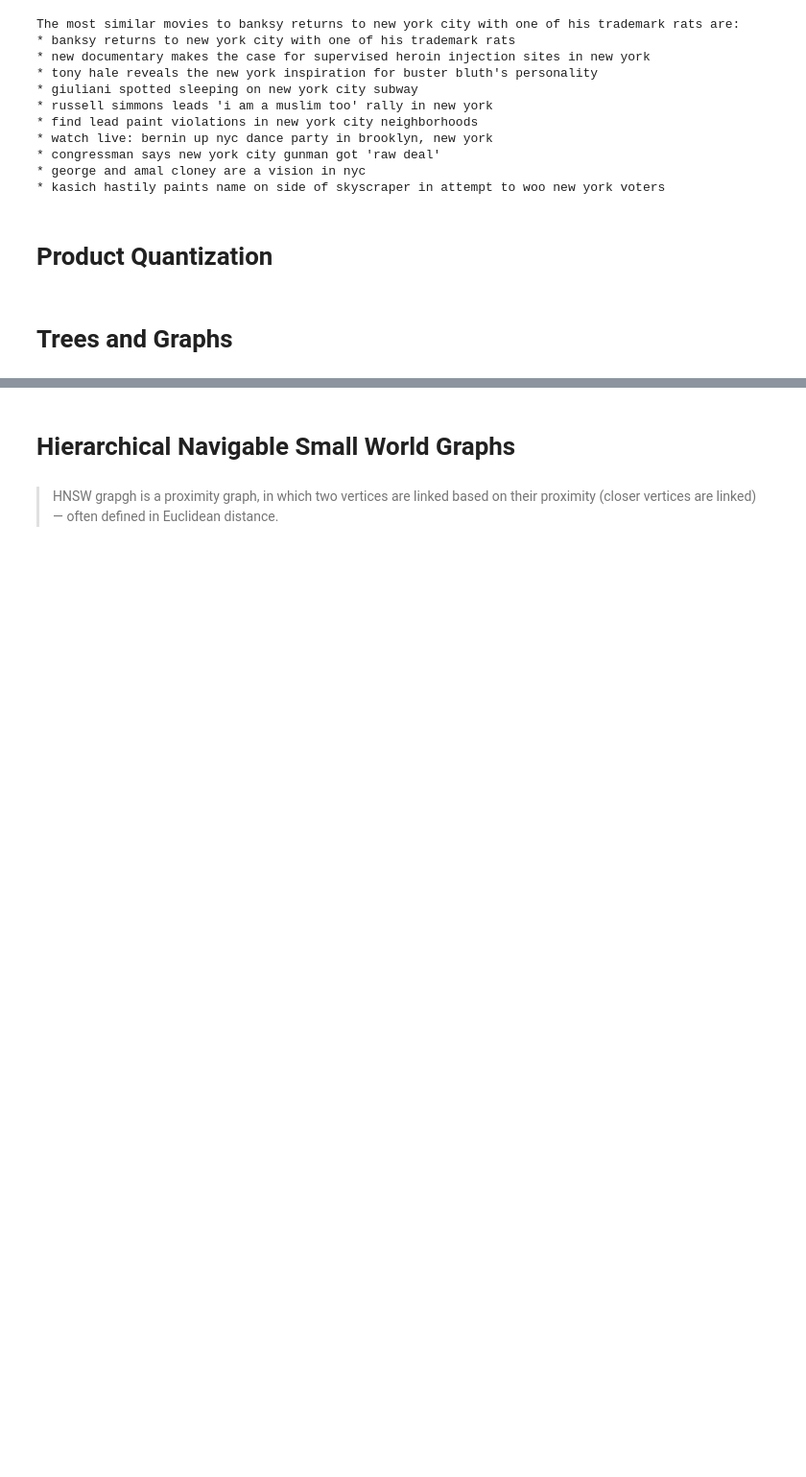
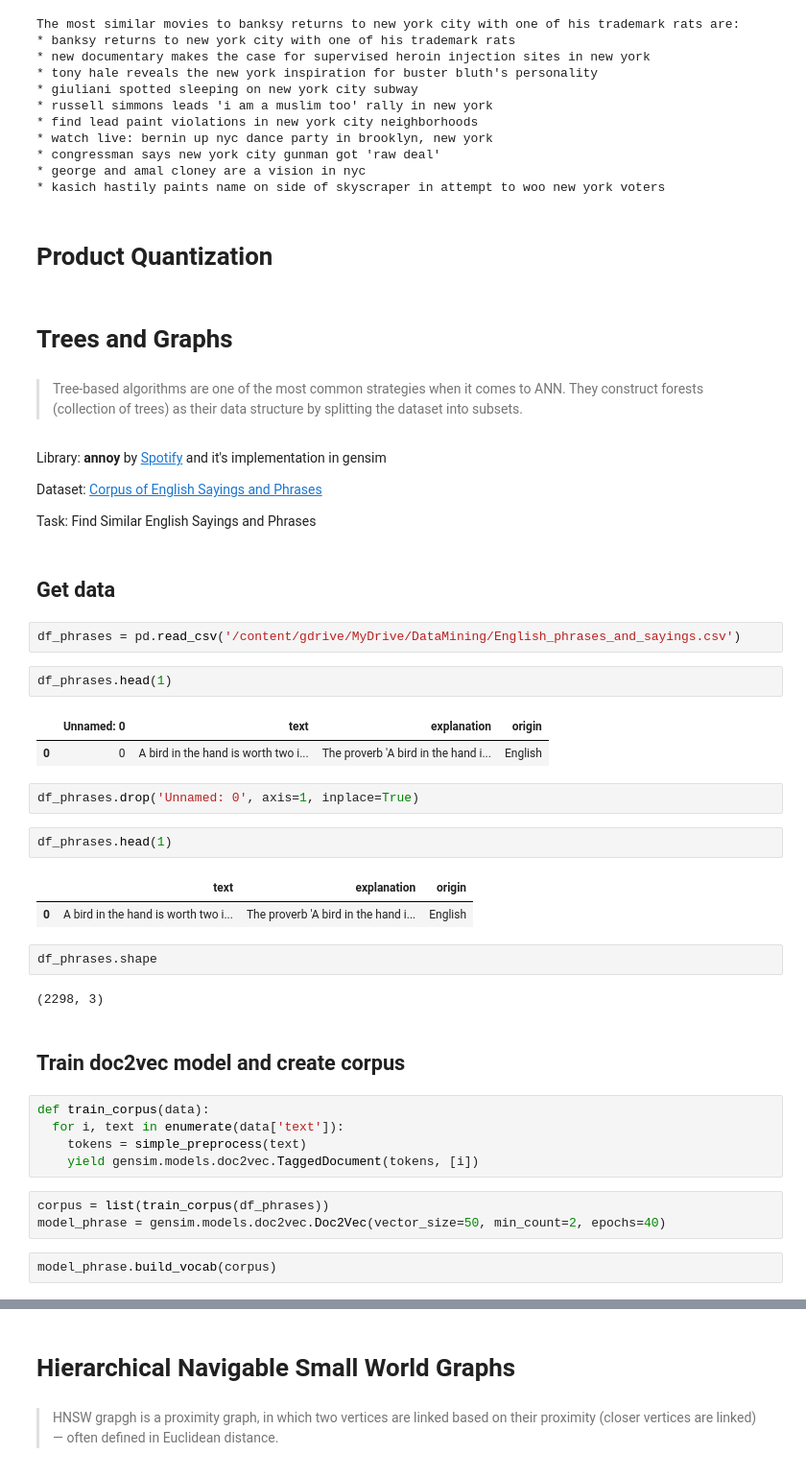
Before and after one commit to anastaszi/255_datamining, a Jupyter notebook: HW4_Anastasia_Zimina.ipynb, the cells around one changed output, grey strips where cells are left out. Shown: that part at 96% size. Saved outputs shown, nothing was run; the diff lists cells and outputs as text; blank space fills up the shorter version.

```diff
--- a/HW4_Anastasia_Zimina.ipynb
+++ b/HW4_Anastasia_Zimina.ipynb
@@ -254,3 +279,43 @@ The most similar movies to banksy returns to new york city with one of his trade
 # Product Quantization
 # %% [markdown]
 # Trees and Graphs
+# %% [markdown]
+> Tree-based algorithms are one of the most common strategies when it comes to ANN. They construct forests (collection of trees) as their data structure by splitting the dataset into subsets.
+# %% [markdown]
+Library: **annoy** by [Spotify](https://github.com/spotify/annoy) and it's implementation in gensim
+
+Dataset: [Corpus of English Sayings and Phrases](https://www.kaggle.com/bryanb/phrases-and-sayings)
+
+Task: Find Similar English Sayings and Phrases
+# %% [markdown]
+## Get data
+# %%
+df_phrases = pd.read_csv('/content/gdrive/MyDrive/DataMining/English_phrases_and_sayings.csv')
+# %%
+df_phrases.head(1)
+# %% [output]
+|  | Unnamed: 0 | text | explanation | origin |
+| 0 | 0 | A bird in the hand is worth two i... | The proverb 'A bird in the hand i... | English |
+# %%
+df_phrases.drop('Unnamed: 0', axis=1, inplace=True)
+# %%
+df_phrases.head(1)
+# %% [output]
+|  | text | explanation | origin |
+| 0 | A bird in the hand is worth two i... | The proverb 'A bird in the hand i... | English |
+# %%
+df_phrases.shape
+# %% [output]
+(2298, 3)
+# %% [markdown]
+## Train doc2vec model and create corpus
+# %%
+def train_corpus(data):
+  for i, text in enumerate(data['text']):
+    tokens = simple_preprocess(text)
+    yield gensim.models.doc2vec.TaggedDocument(tokens, [i])
+# %%
+corpus = list(train_corpus(df_phrases))
+model_phrase = gensim.models.doc2vec.Doc2Vec(vector_size=50, min_count=2, epochs=40)
+# %%
+model_phrase.build_vocab(corpus)
```
Also changed, not shown: parts of 20 cells of this notebook.
